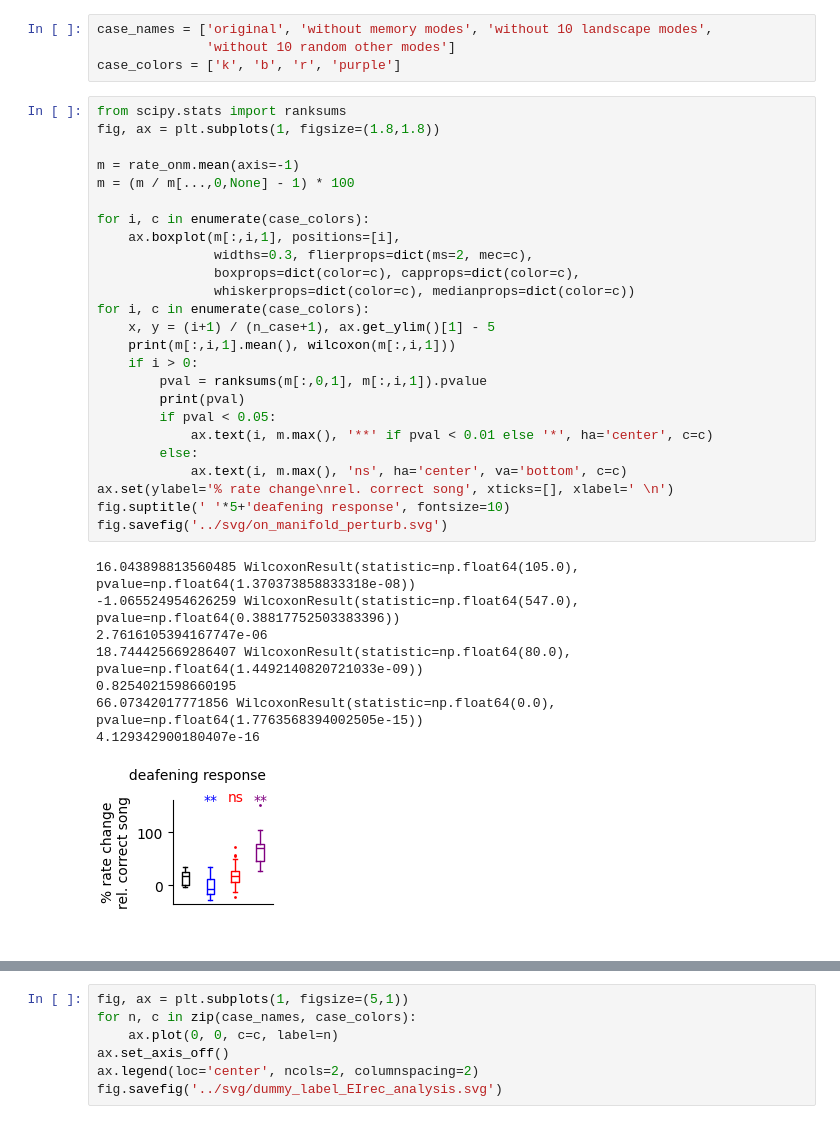
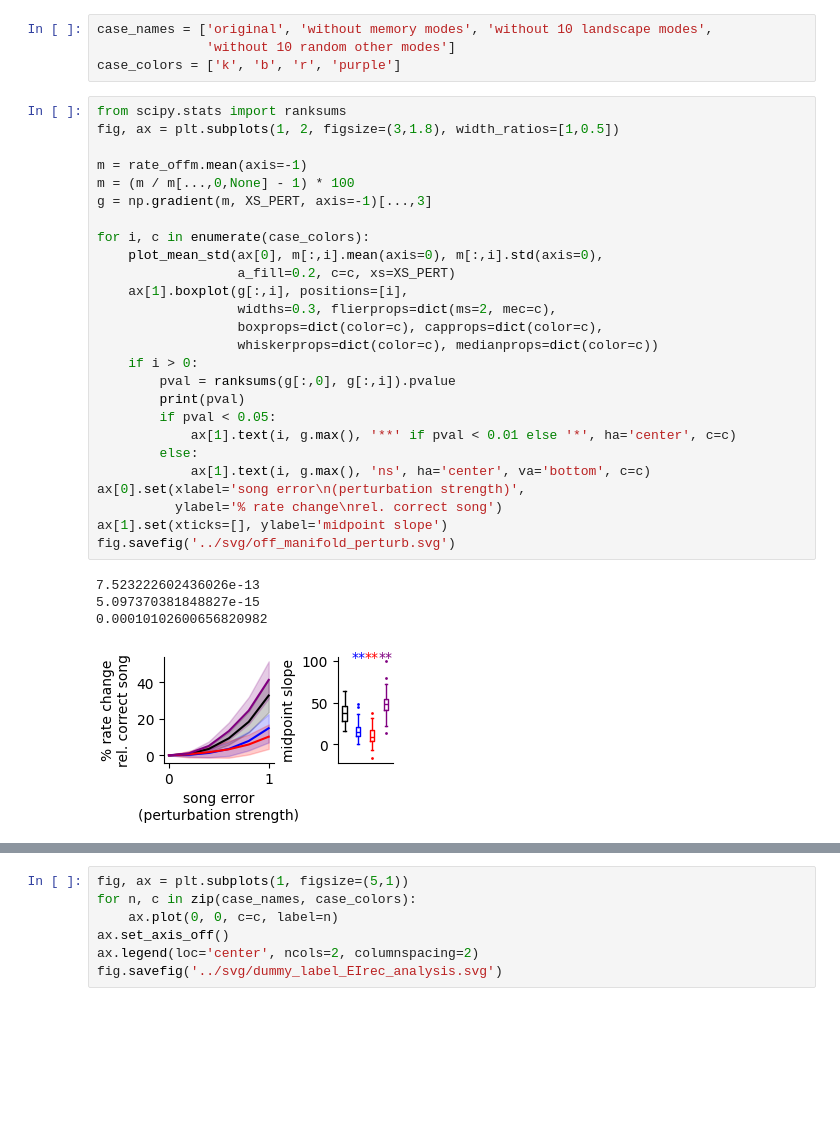
Before and after one commit to gongziyida/vocal-error-network, a Jupyter notebook: EIrec_analysis/EIrec_analysis.ipynb, the cells around one changed output, grey strips where cells are left out. Drawn from its saved outputs; the diff is of its cells as text; blank space fills up the shorter version.

```diff
--- a/EIrec_analysis/EIrec_analysis.ipynb
+++ b/EIrec_analysis/EIrec_analysis.ipynb
@@ -122,38 +123,35 @@ case_names = ['original', 'without memory modes', 'without 10 landscape modes',
 case_colors = ['k', 'b', 'r', 'purple']
 # %%
 from scipy.stats import ranksums
-fig, ax = plt.subplots(1, figsize=(1.8,1.8))
+fig, ax = plt.subplots(1, 2, figsize=(3,1.8), width_ratios=[1,0.5])
 
-m = rate_onm.mean(axis=-1)
+m = rate_offm.mean(axis=-1)
 m = (m / m[...,0,None] - 1) * 100
+g = np.gradient(m, XS_PERT, axis=-1)[...,3]
 
 for i, c in enumerate(case_colors):
-    ax.boxplot(m[:,i,1], positions=[i],
-               widths=0.3, flierprops=dict(ms=2, mec=c),
-               boxprops=dict(color=c), capprops=dict(color=c),
-               whiskerprops=dict(color=c), medianprops=dict(color=c))
-for i, c in enumerate(case_colors):
-    x, y = (i+1) / (n_case+1), ax.get_ylim()[1] - 5
-    print(m[:,i,1].mean(), wilcoxon(m[:,i,1]))
+    plot_mean_std(ax[0], m[:,i].mean(axis=0), m[:,i].std(axis=0),
+                  a_fill=0.2, c=c, xs=XS_PERT)
+    ax[1].boxplot(g[:,i], positions=[i],
+                  widths=0.3, flierprops=dict(ms=2, mec=c),
+                  boxprops=dict(color=c), capprops=dict(color=c),
+                  whiskerprops=dict(color=c), medianprops=dict(color=c))
     if i > 0:
-        pval = ranksums(m[:,0,1], m[:,i,1]).pvalue
+        pval = ranksums(g[:,0], g[:,i]).pvalue
         print(pval)
         if pval < 0.05:
-            ax.text(i, m.max(), '**' if pval < 0.01 else '*', ha='center', c=c)
+            ax[1].text(i, g.max(), '**' if pval < 0.01 else '*', ha='center', c=c)
         else:
-            ax.text(i, m.max(), 'ns', ha='center', va='bottom', c=c)
-ax.set(ylabel='% rate change\nrel. correct song', xticks=[], xlabel=' \n')
-fig.suptitle(' '*5+'deafening response', fontsize=10)
-fig.savefig('../svg/on_manifold_perturb.svg')
+            ax[1].text(i, g.max(), 'ns', ha='center', va='bottom', c=c)
+ax[0].set(xlabel='song error\n(perturbation strength)',
+          ylabel='% rate change\nrel. correct song')
+ax[1].set(xticks=[], ylabel='midpoint slope')
+fig.savefig('../svg/off_manifold_perturb.svg')
 # %% [output]
-16.043898813560485 WilcoxonResult(statistic=np.float64(105.0), pvalue=np.float64(1.370373858833318e-08))
--1.065524954626259 WilcoxonResult(statistic=np.float64(547.0), pvalue=np.float64(0.38817752503383396))
-2.7616105394167747e-06
-18.744425669286407 WilcoxonResult(statistic=np.float64(80.0), pvalue=np.float64(1.4492140820721033e-09))
-0.8254021598660195
-66.07342017771856 WilcoxonResult(statistic=np.float64(0.0), pvalue=np.float64(1.7763568394002505e-15))
-4.129342900180407e-16
+7.523222602436026e-13
+5.097370381848827e-15
+0.00010102600656820982
-[figure, old version]
+[figure, new version]
 # %%
 from scipy.stats import ranksums
 fig, ax = plt.subplots(1, 2, figsize=(3,1.8), width_ratios=[1,0.5])
```
Also changed, not shown: parts of 10 cells of this notebook, 6 other files.
